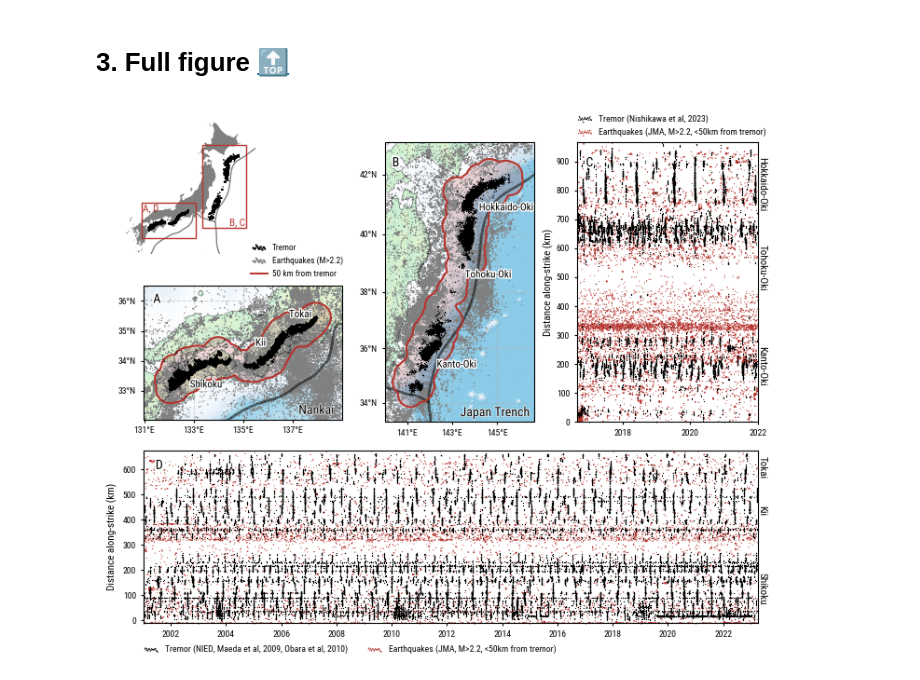
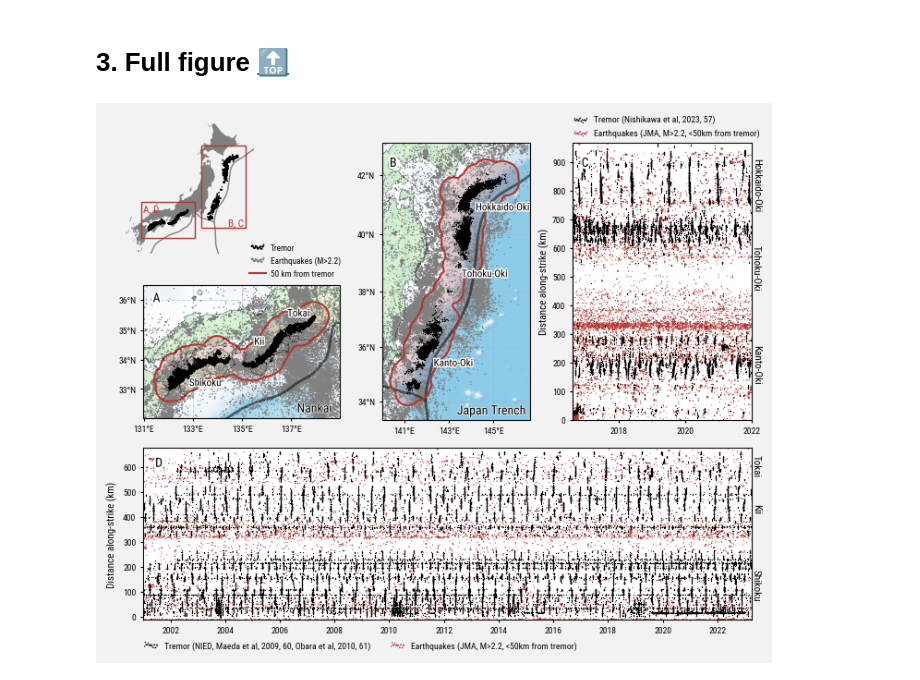
Before and after one commit to gfarge/trm_v_eq, a Jupyter notebook: plotting/japan_main_figure.ipynb, the cells around one changed output. Cells and saved outputs as stored; diff of their text form; code cells hidden in the pictures.

```diff
--- a/plotting/japan_main_figure.ipynb
+++ b/plotting/japan_main_figure.ipynb
@@ -481,6 +481,9 @@ adj_dict = dict(bottom=.07, top=.93, left=.07, right=.98, wspace=.2, hspace=.2)
 
 heights = [0.45, 0.55, 660/960]
 widths = [.55, .45, .5]
+
+rasterized=False
+dpi = 600
 # %%
 # Plot
 with plt.style.context('grl'):
@@ -507,13 +510,13 @@ with plt.style.context('grl'):
     ax.add_geometries([japan], ccrs.PlateCarree(), facecolor='.5', zorder=1)
     ax.add_patch(plt.Rectangle((lon_min_nk, lat_min_nk), lon_max_nk-lon_min_nk, lat_max_nk-lat_min_nk, transform=ccrs.PlateCarree(),
                                         facecolor='none', edgecolor=sci_adv_red, lw=1, zorder=3))
-    ax.scatter(trm_nk.lon, trm_nk.lat, s=1, c=['k'], edgecolors='none', transform=ccrs.PlateCarree(), zorder=4, rasterized=True)
+    ax.scatter(trm_nk.lon, trm_nk.lat, s=1, c=['k'], edgecolors='none', transform=ccrs.PlateCarree(), zorder=4, rasterized=rasterized)
 
     ax.add_patch(plt.Rectangle((lon_min_jp, lat_min_jp), lon_max_jp-lon_min_jp, lat_max_jp-lat_min_jp, transform=ccrs.PlateCarree(),
                                         facecolor='none', edgecolor=sci_adv_red, lw=1, zorder=3))
     ax.text(lon_min_nk+.2, lat_max_nk-.2, 'A, D', c=sci_adv_red, transform=ccrs.PlateCarree(), zorder=5, va='top', ha='left')
     ax.text(lon_max_jp-.2, lat_min_jp+.1, 'B, C', c=sci_adv_red, transform=ccrs.PlateCarree(), zorder=5, va='bottom', ha='right')
-    ax.scatter(trm_jp.lon, trm_jp.lat, s=1, c=['k'], edgecolors='none', transform=ccrs.PlateCarree(), zorder=4, rasterized=True)
+    ax.scatter(trm_jp.lon, trm_jp.lat, s=1, c=['k'], edgecolors='none', transform=ccrs.PlateCarree(), zorder=4, rasterized=rasterized)
 
     # Nankai map  ---------------------------------------------------------------------------------------------------------
     ax = fig.add_subplot(gs[1, 0], projection=crs_nk)
@@ -547,11 +550,11 @@ with plt.style.context('grl'):
     ax.imshow(data_rgb, transform=ccrs.PlateCarree(), extent=[lon_min_nk, lon_max_nk, lat_min_nk, lat_max_nk], zorder=0)
 
     # Plot tremor
-    ax.plot(trm_nk.lon, trm_nk.lat, 'o', transform=ccrs.PlateCarree(), ms=ms_trm_map, mfc=c_trm_map, mec='none', zorder=3, rasterized=True)
+    ax.plot(trm_nk.lon, trm_nk.lat, 'o', transform=ccrs.PlateCarree(), ms=ms_trm_map, mfc=c_trm_map, mec='none', zorder=3, rasterized=rasterized)
 
     # Plot earthquakes
     eq_nk_in_map = (eq_nk.lon > lon_min_nk) & (eq_nk.lon < lon_max_nk) & (eq_nk.lat > lat_min_nk) & (eq_nk.lat < lat_max_nk) & (eq_nk.mag > min_mag)
-    ax.scatter(eq_nk[eq_nk_in_map].lon, eq_nk[eq_nk_in_map].lat, transform=ccrs.PlateCarree(), s=eq_nk[eq_nk_in_map].mag/3, c=c_eq_map, edgecolor='none', zorder=2, rasterized=True)
+    ax.scatter(eq_nk[eq_nk_in_map].lon, eq_nk[eq_nk_in_map].lat, transform=ccrs.PlateCarree(), s=eq_nk[eq_nk_in_map].mag/3, c=c_eq_map, edgecolor='none', zorder=2, rasterized=rasterized)
 
     # Show 50 km distance field
     ax.contour(dist_lon_nk, dist_lat_nk, dist_field_nk, levels=[max_dist], colors=[sci_adv_red], transform=ccrs.PlateCarree(), zorder=4)
@@ -605,11 +608,11 @@ with plt.style.context('grl'):
     ax.imshow(data_rgb, transform=ccrs.PlateCarree(), extent=[lon_min_jp, lon_max_jp, lat_min_jp, lat_max_jp], zorder=0)
 
     # Plot tremor
-    ax.plot(trm_jp.lon, trm_jp.lat, 'o', transform=ccrs.PlateCarree(), ms=ms_trm_map, mfc=c_trm_map, mec='none', zorder=3, rasterized=True)
+    ax.plot(trm_jp.lon, trm_jp.lat, 'o', transform=ccrs.PlateCarree(), ms=ms_trm_map, mfc=c_trm_map, mec='none', zorder=3, rasterized=rasterized)
 
     # Plot earthquakes
     eq_jp_in_map = (eq_jp.lon > lon_min_jp) & (eq_jp.lon < lon_max_jp) & (eq_jp.lat > lat_min_jp) & (eq_jp.lat < lat_max_jp) & (eq_jp.mag > min_mag)
-    ax.scatter(eq_jp[eq_jp_in_map].lon, eq_jp[eq_jp_in_map].lat, transform=ccrs.PlateCarree(), s=eq_jp[eq_jp_in_map].mag/3, c=c_eq_map, edgecolor='none', zorder=2, rasterized=True)
+    ax.scatter(eq_jp[eq_jp_in_map].lon, eq_jp[eq_jp_in_map].lat, transform=ccrs.PlateCarree(), s=eq_jp[eq_jp_in_map].mag/3, c=c_eq_map, edgecolor='none', zorder=2, rasterized=rasterized)
 
     # Show 50 km distance field
     ax.contour(dist_lon_jp, dist_lat_jp, dist_field_jp, levels=[max_dist], colors=[sci_adv_red], transform=ccrs.PlateCarree(), zorder=4)
@@ -632,14 +635,14 @@ with plt.style.context('grl'):
     ax.text(.05, .95, 'C', transform=ax.transAxes, va='top', ha='left', fontsize=10, path_effects=[fx.Stroke(linewidth=3, foreground='1.0'), fx.Normal()])
     ax.set_ylabel('Distance along-strike (km)', labelpad=2)
 
-    ax.plot(trm_jp.date, trm_jp.xf, 'o', ms=ms_trm_ts, mfc=c_trm_ts, mec='none', zorder=2, rasterized=True)
-    ax.scatter(eq_jp[(eq_jp.dist2trm < max_dist) & (eq_jp.mag > min_mag)].date, eq_jp[(eq_jp.dist2trm < max_dist) & (eq_jp.mag > min_mag)].xf, s=eq_jp[(eq_jp.dist2trm < max_dist) & (eq_jp.mag > min_mag)].mag**2/10, c=[c_eq_ts], edgecolors='none', zorder=1, rasterized=True)
+    ax.plot(trm_jp.date, trm_jp.xf, 'o', ms=ms_trm_ts, mfc=c_trm_ts, mec='none', zorder=2, rasterized=rasterized)
+    ax.scatter(eq_jp[(eq_jp.dist2trm < max_dist) & (eq_jp.mag > min_mag)].date, eq_jp[(eq_jp.dist2trm < max_dist) & (eq_jp.mag > min_mag)].xf, s=eq_jp[(eq_jp.dist2trm < max_dist) & (eq_jp.mag > min_mag)].mag**2/10, c=[c_eq_ts], edgecolors='none', zorder=1, rasterized=rasterized)
 
     ax.set_xlim([trm_jp.date.min(), np.datetime64('2022-01-01')])
     ax.set_ylim([0, trm_jp.xf.max()])
 
     # Legend
-    ax.scatter([], [], s=1, c=[c_trm_ts], edgecolors='none', label='Tremor (Nishikawa et al, 2023)')
+    ax.scatter([], [], s=1, c=[c_trm_ts], edgecolors='none', label='Tremor (Nishikawa et al, 2023, 57)')
     ax.scatter([], [], s=1, c=[c_eq_ts], edgecolors='none', label=f'Earthquakes (JMA, M>{min_mag:.1f}, <{max_dist:d}km from tremor)')
     ax.legend(bbox_to_anchor=(-.05, 0.99), loc='lower left', framealpha=0, scatteryoffsets=.4 + np.random.randn(20)*.2, scatterpoints=20, handletextpad=.5, edgecolor='none')
 
@@ -661,39 +664,39 @@ with plt.style.context('grl'):
     ax.text(.02, .95, 'D', transform=ax.transAxes, va='top', ha='left', fontsize=10, path_effects=[fx.Stroke(linewidth=3, foreground='1.0'), fx.Normal()])
     ax.set_ylabel('Distance along-strike (km)')
 
-    ax.plot(trm_nk.date, trm_nk.xf, 'o', ms=ms_trm_ts, mfc=c_trm_ts, mec='none', zorder=2, rasterized=True)
-    ax.scatter(eq_nk[(eq_nk.dist2trm < max_dist) & (eq_nk.mag > min_mag)].date, eq_nk[(eq_nk.dist2trm < max_dist) & (eq_nk.mag > min_mag)].xf, s=eq_nk[(eq_nk.dist2trm < max_dist) & (eq_nk.mag > min_mag)].mag**2/10, c=[c_eq_ts], edgecolors='none', zorder=1, rasterized=True)
+    ax.plot(trm_nk.date, trm_nk.xf, 'o', ms=ms_trm_ts, mfc=c_trm_ts, mec='none', zorder=2, rasterized=rasterized)
+    ax.scatter(eq_nk[(eq_nk.dist2trm < max_dist) & (eq_nk.mag > min_mag)].date, eq_nk[(eq_nk.dist2trm < max_dist) & (eq_nk.mag > min_mag)].xf, s=eq_nk[(eq_nk.dist2trm < max_dist) & (eq_nk.mag > min_mag)].mag**2/10, c=[c_eq_ts], edgecolors='none', zorder=1, rasterized=rasterized)
 
     ax.set_xlim([np.datetime64('2001-01-01'), trm_nk.date.max()])
     ax.set_ylim([eq_nk.xf.min(), eq_nk.xf.max()])
 
     # Annotate zones
     txt = ax.text(1, .2, 'Shikoku', transform=ax.transAxes, fontsize=8, ha='left', va='center', rotation=270)
     txt.set_in_layout(False)
     txt = ax.text(1, .65, 'Kii', transform=ax.transAxes, fontsize=8, ha='left', va='center', rotation=270)
     txt.set_in_layout(False)
     txt = ax.text(1, .9, 'Tokai', transform=ax.transAxes, fontsize=8, ha='left', va='center', rotation=270)
     txt.set_in_layout(False)
 
     # Legend
-    ax.scatter([], [], s=1, c=[c_trm_ts], edgecolors='none', label='Tremor (NIED, Maeda et al, 2009, Obara et al, 2010)')
+    ax.scatter([], [], s=1, c=[c_trm_ts], edgecolors='none', label='Tremor (NIED, Maeda et al, 2009, 60, Obara et al, 2010, 61)')
     ax.scatter([], [], s=1, c=[c_eq_ts], edgecolors='none', label=f'Earthquakes (JMA, M>{min_mag:.1f}, <{max_dist:d}km from tremor)')
     ax.legend(bbox_to_anchor=(-.015, -.08), loc='upper left', framealpha=0, scatteryoffsets=.4 + np.random.randn(20)*.2, scatterpoints=20, handletextpad=.5, edgecolor='none', ncol=2)
 
     # Ticks
     ax.xaxis.set_major_locator(YearLocator(2))
     ax.xaxis.set_minor_locator(YearLocator(1))
     ax.yaxis.set_major_locator(MultipleLocator(100))
 
 
     # Shorten ticks
     for ax in fig.axes:
         ax.tick_params(axis='both', which='major', length=2)
         ax.tick_params(axis='both', which='minor', length=1)
 
     plt.subplots_adjust(**adj_dict)
-    plt.savefig('../figures/japan_main_figure.png', dpi=300)
-    plt.savefig('../figures/japan_main_figure.pdf', dpi=300)
+    plt.savefig('../figures/japan_main_figure.png', dpi=dpi)
+    plt.savefig(f'../figures/japan_main_figure{rasterized*"_rast" + (not rasterized)*"_vect"}.pdf', dpi=dpi)
     plt.show()
 # %% [output]
-[figure, old version]
+[figure, new version]
```
Also changed, not shown: parts of 6 cells of this notebook, 38 other files.
